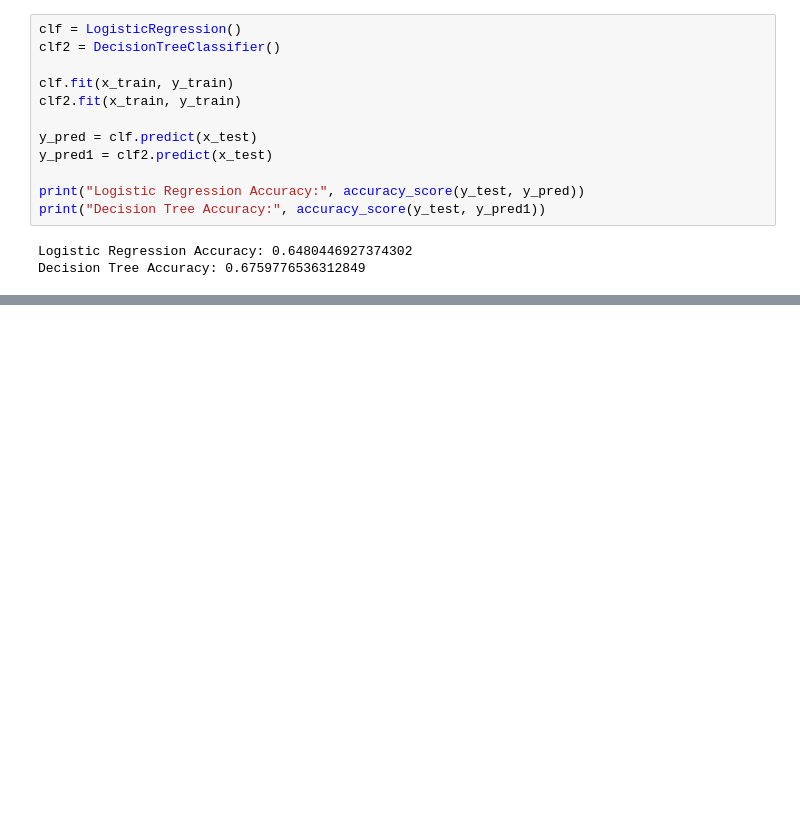
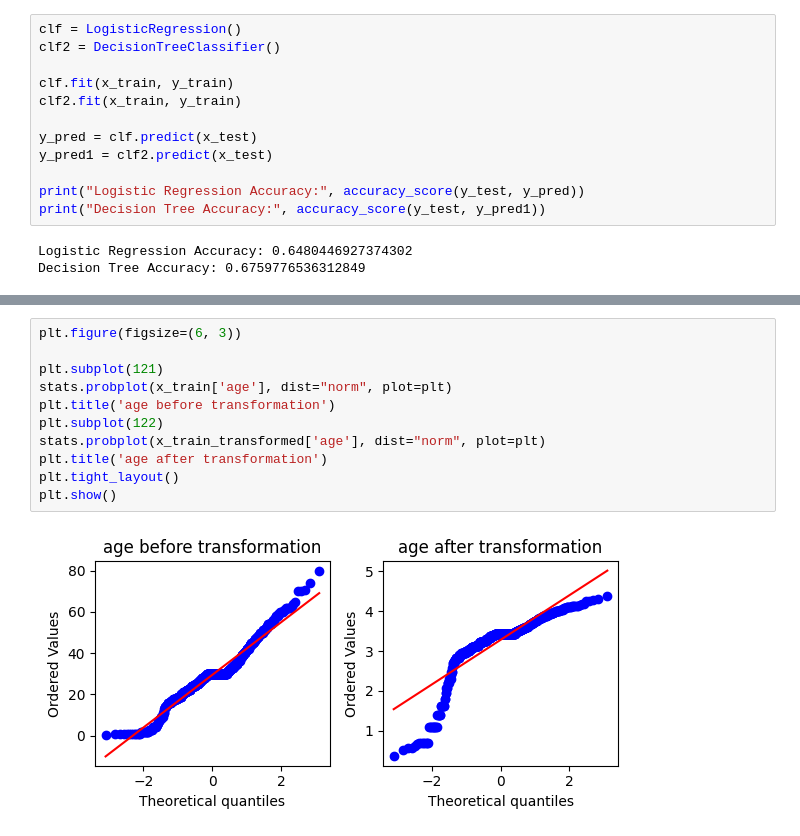
Before and after one commit to Veyn-cmd/CampusX_Sir-ML-Playlist, a Jupyter notebook: TIT.ipynb, the cells around one changed output, grey strips where cells are left out. Cells and saved outputs as stored; diff of their text form; blank space fills up the shorter version.

```diff
--- a/TIT.ipynb
+++ b/TIT.ipynb
@@ -144,0 +163,13 @@ print
+# %%
+plt.figure(figsize=(6, 3))
+
+plt.subplot(121)
+stats.probplot(x_train['age'], dist="norm", plot=plt)
+plt.title('age before transformation')
+plt.subplot(122)
+stats.probplot(x_train_transformed['age'], dist="norm", plot=plt)
+plt.title('age after transformation')
+plt.tight_layout()
+plt.show()
+# %% [output]
+[figure, added]
```
Also changed, not shown: parts of 10 cells of this notebook.
